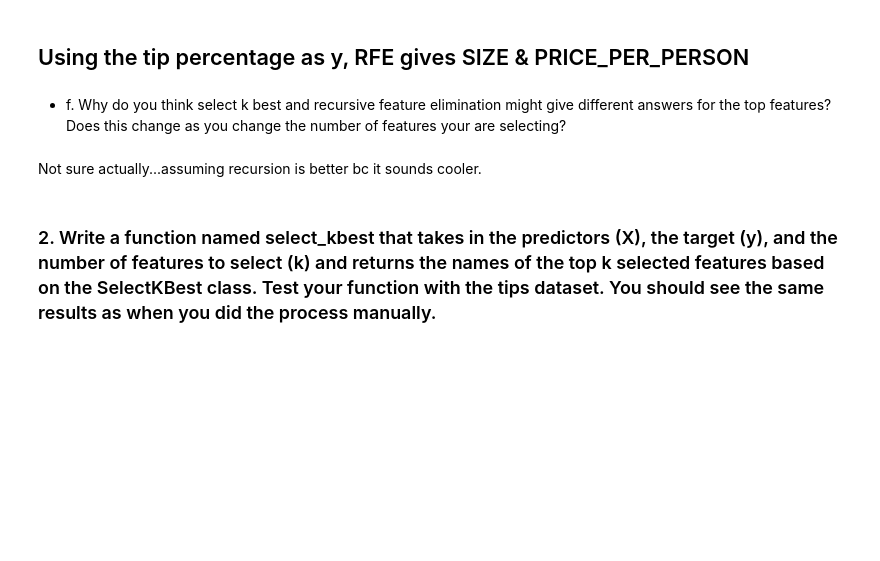
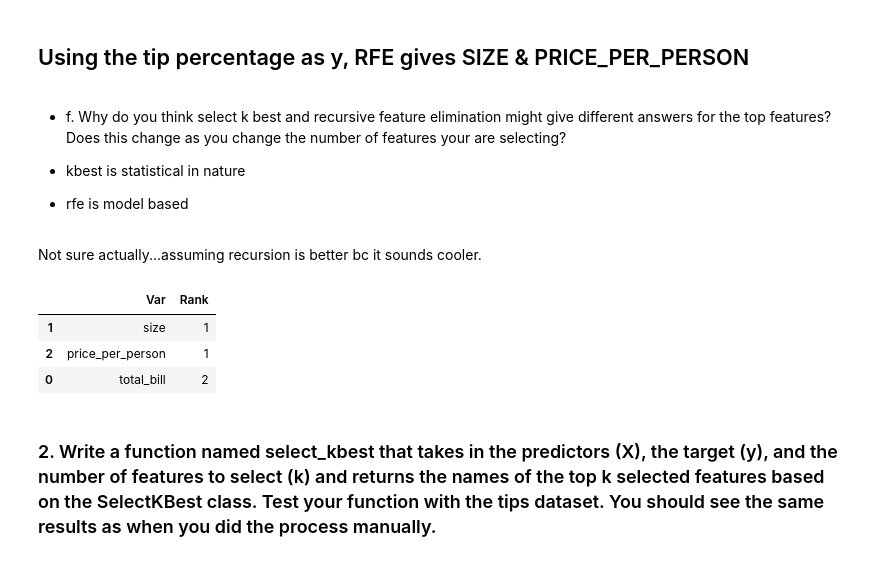
Before and after one commit to brianclements03/regression_exercises, a Jupyter notebook: feature_engineering.ipynb, the cells around one changed output. Cells and saved outputs as stored; diff of their text form; code cells hidden in the pictures; blank space fills up the shorter version.

```diff
--- a/feature_engineering.ipynb
+++ b/feature_engineering.ipynb
@@ -262,8 +262,32 @@ rfe_feature
 ## Using the tip percentage as y, RFE gives SIZE & PRICE_PER_PERSON
 # %% [markdown]
 - f. Why do you think select k best and recursive feature elimination might give different answers for the top features? Does this change as you change the number of features your are selecting?
+
+
+- kbest is statistical in nature
+- rfe is model based
 # %% [markdown]
 Not sure actually...assuming recursion is better bc it sounds cooler.
+# %%
+# Ryan's code to spit out the list of features:
+
+def show_features_rankings(X, rfe):
+    """
+    Takes in a dataframe and a fit RFE object in order to output the rank of all features
+    """
+    # rfe here is reference rfe from cell 15
+    var_ranks = rfe.ranking_
+    var_names = X.columns.tolist()
+    ranks = pd.DataFrame({'Var': var_names, 'Rank': var_ranks})
+    ranks = ranks.sort_values(by="Rank", ascending=True)
+    return ranks
+# %%
+show_features_rankings(X_train_scaled, rfe)
+# %% [output]
+|  | Var | Rank |
+| 1 | size | 1 |
+| 2 | price_per_person | 1 |
+| 0 | total_bill | 2 |
 # %% [markdown]
 ### 2. Write a function named select_kbest that takes in the predictors (X), the target (y), and the number of features to select (k) and returns the names of the top k selected features based on the SelectKBest class. Test your function with the tips dataset. You should see the same results as when you did the process manually.
 # %%
```
Also changed, not shown: parts of 4 cells of this notebook.
